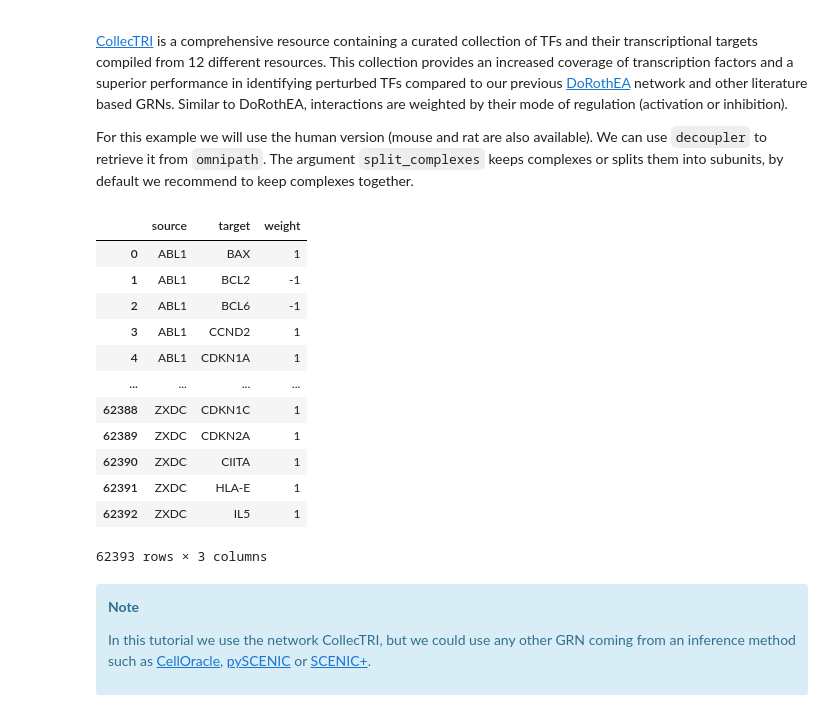
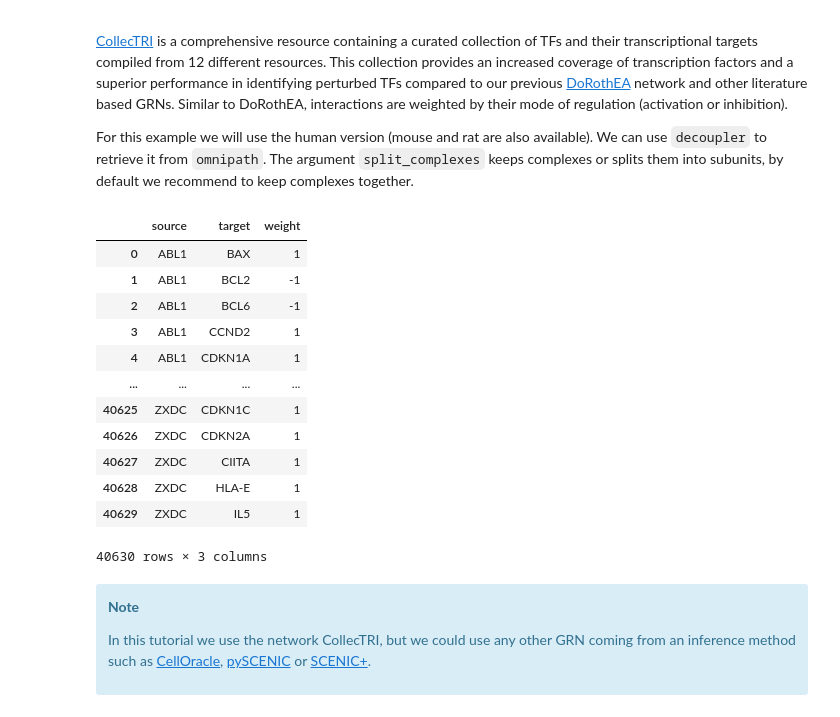
Before and after one commit to saezlab/decoupler-py, a Jupyter notebook: docs/source/notebooks/dorothea.ipynb, the cells around one changed output. Cells and saved outputs as stored; diff of their text form; code cells hidden in the pictures.

```diff
--- a/docs/source/notebooks/dorothea.ipynb
+++ b/docs/source/notebooks/dorothea.ipynb
@@ -64,22 +64,22 @@ available). We can use `decoupler` to retrieve it from `omnipath`. The argument
 `split_complexes` keeps complexes or splits them into subunits, by default we
 recommend to keep complexes together.
 # %%
-net = dc.get_collectri(organism='human', split_complexes=True)
+net = dc.get_collectri(organism='human', split_complexes=False)
 net
 # %% [output]
 |  | source | target | weight |
 | 0 | ABL1 | BAX | 1 |
 | 1 | ABL1 | BCL2 | -1 |
 | 2 | ABL1 | BCL6 | -1 |
 | 3 | ABL1 | CCND2 | 1 |
 | 4 | ABL1 | CDKN1A | 1 |
 | ... | ... | ... | ... |
-| 62388 | ZXDC | CDKN1C | 1 |
-| 62389 | ZXDC | CDKN2A | 1 |
-| 62390 | ZXDC | CIITA | 1 |
-| 62391 | ZXDC | HLA-E | 1 |
-| 62392 | ZXDC | IL5 | 1 |
+| 40625 | ZXDC | CDKN1C | 1 |
+| 40626 | ZXDC | CDKN2A | 1 |
+| 40627 | ZXDC | CIITA | 1 |
+| 40628 | ZXDC | HLA-E | 1 |
+| 40629 | ZXDC | IL5 | 1 |
-62393 rows × 3 columns
+40630 rows × 3 columns
 # %% [markdown]
 <div class="alert alert-info">
 
```
Also changed, not shown: parts of 6 cells of this notebook.
